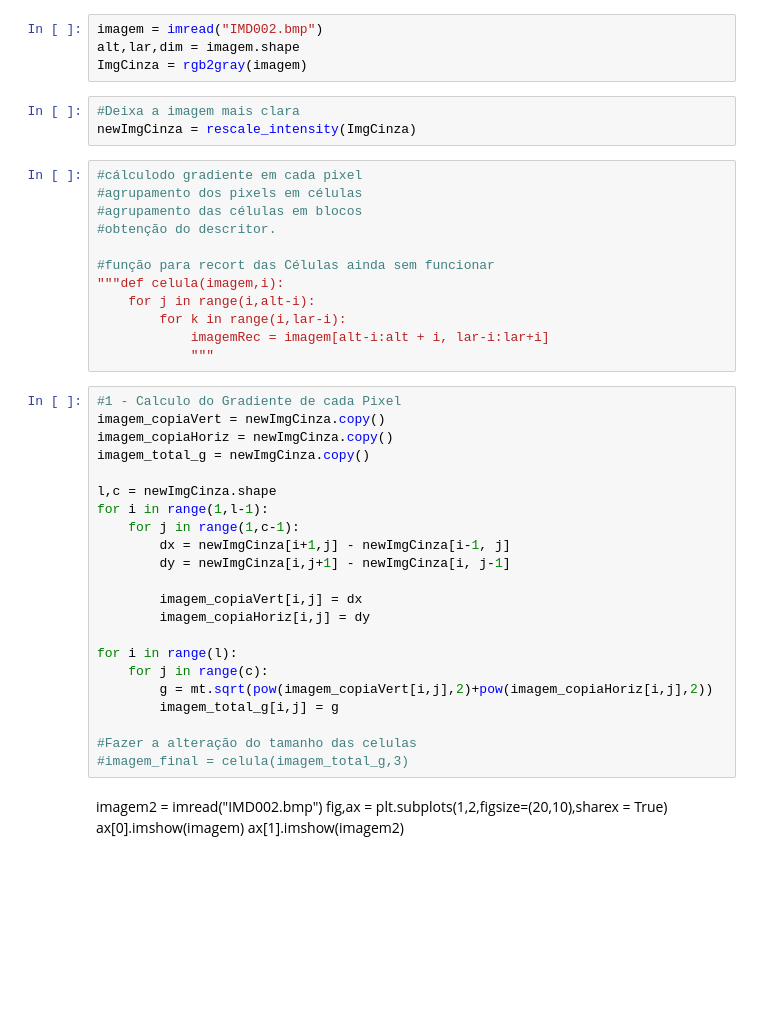
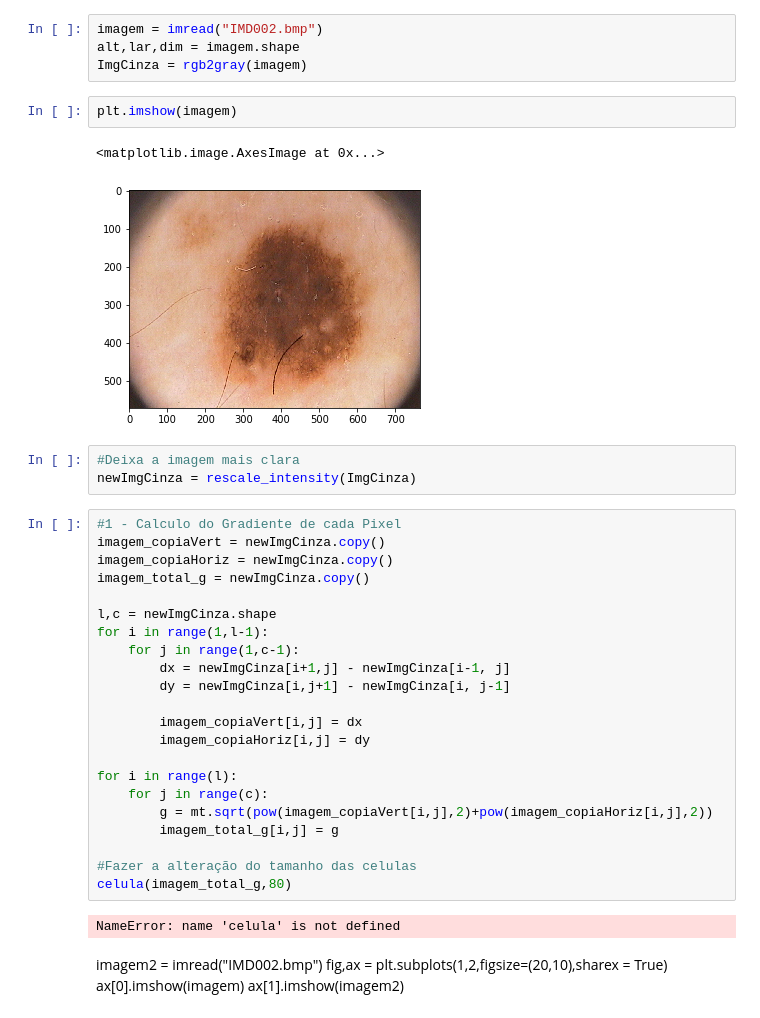
Before and after one commit to FranciscoMaik/DescritorHOG, a Jupyter notebook: HOG.ipynb, the cells around one changed output. Saved outputs shown, nothing was run; the diff lists cells and outputs as text; blank space fills up the shorter version.

```diff
--- a/HOG.ipynb
+++ b/HOG.ipynb
@@ -10,21 +10,14 @@ import math as mt
 imagem = imread("IMD002.bmp")
 alt,lar,dim = imagem.shape
 ImgCinza = rgb2gray(imagem)
+# %%
+plt.imshow(imagem)
+# %% [output]
+<matplotlib.image.AxesImage at 0x...>
+[figure, added]
 # %%
 #Deixa a imagem mais clara
 newImgCinza = rescale_intensity(ImgCinza)
-# %%
-#cálculodo gradiente em cada pixel
-#agrupamento dos pixels em células
-#agrupamento das células em blocos
-#obtenção do descritor.
-
-#função para recort das Células ainda sem funcionar
-"""def celula(imagem,i):
-    for j in range(i,alt-i):
-        for k in range(i,lar-i):
-            imagemRec = imagem[alt-i:alt + i, lar-i:lar+i]
-            """
 # %%
 #1 - Calculo do Gradiente de cada Pixel
 imagem_copiaVert = newImgCinza.copy()
@@ -46,7 +39,9 @@ for i in range(l):
         imagem_total_g[i,j] = g
 
 #Fazer a alteração do tamanho das celulas
-#imagem_final = celula(imagem_total_g,3)
+celula(imagem_total_g,80)
+# %% [output]
+NameError: name 'celula' is not defined
 # %% [markdown]
 imagem2 = imread("IMD002.bmp")
 fig,ax = plt.subplots(1,2,figsize=(20,10),sharex = True)
```
Also changed, not shown: parts of 10 cells of this notebook, 2 other files.
